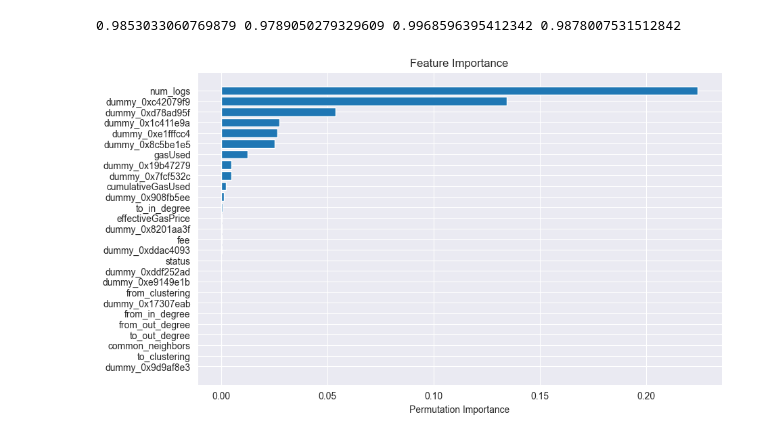
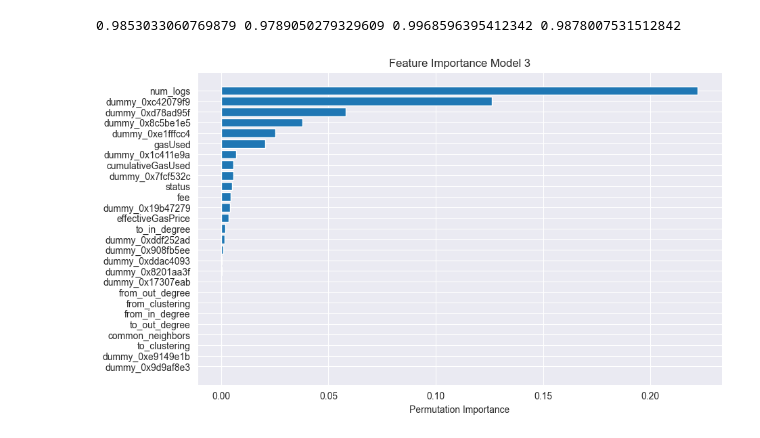
Before and after one commit to liamti5/Graph-Inverse-Reinforcement-Learning-for-MEV-Detection-on-Ethereum, a Jupyter notebook: notebooks/3.04-random-forest-graph-by-block-edges.ipynb, the cells around one changed output. Saved outputs shown, nothing was run; the diff lists cells and outputs as text; code cells hidden in the pictures.

```diff
--- a/notebooks/3.04-random-forest-graph-by-block-edges.ipynb
+++ b/notebooks/3.04-random-forest-graph-by-block-edges.ipynb
@@ -87,4 +87,6 @@ To use the new behavior now and suppress this warning, use ColumnTransformer(for
 🧪 View experiment at: http://127.0.0.1:8080/#/experiments/662144017612064714
 🏃 View run enchanting-finch-871 at: http://127.0.0.1:8080/#/experiments/662144017612064714/runs/c88cca9c472b42fda155e079ead57976
 🧪 View experiment at: http://127.0.0.1:8080/#/experiments/662144017612064714
+# %%
+rf = mlflow.sklearn.load_model("mlflow-artifacts:/662144017612064714/4236a652b9ad47b4bfe30f1c11bfe486/artifacts/best_estimator")
 # %%
@@ -98,16 +100,16 @@ print(test_accuracy, test_precision, test_recall, test_f1)
 cm = rf_trainer.confusion_matrix(y_test, y_pred)
 # %%
 perm_importance = permutation_importance(
-    best_model, X_test, y_test, n_repeats=10, random_state=42, n_jobs=-1
+    rf, X_test, y_test, n_repeats=10, random_state=42, n_jobs=-1
 )
 
 sorted_idx = perm_importance.importances_mean.argsort()
 
 plt.figure(figsize=(10, 6))
 plt.barh(range(len(sorted_idx)), perm_importance.importances_mean[sorted_idx])
 plt.yticks(range(len(sorted_idx)), X_test.columns[sorted_idx])
 plt.xlabel("Permutation Importance")
-plt.title("Feature Importance")
+plt.title("Feature Importance Model 3")
 plt.show()
 # %% [output]
-[figure, old version]
+[figure, new version]
```
Also changed, not shown: parts of 3 cells of this notebook, 2 other files.
